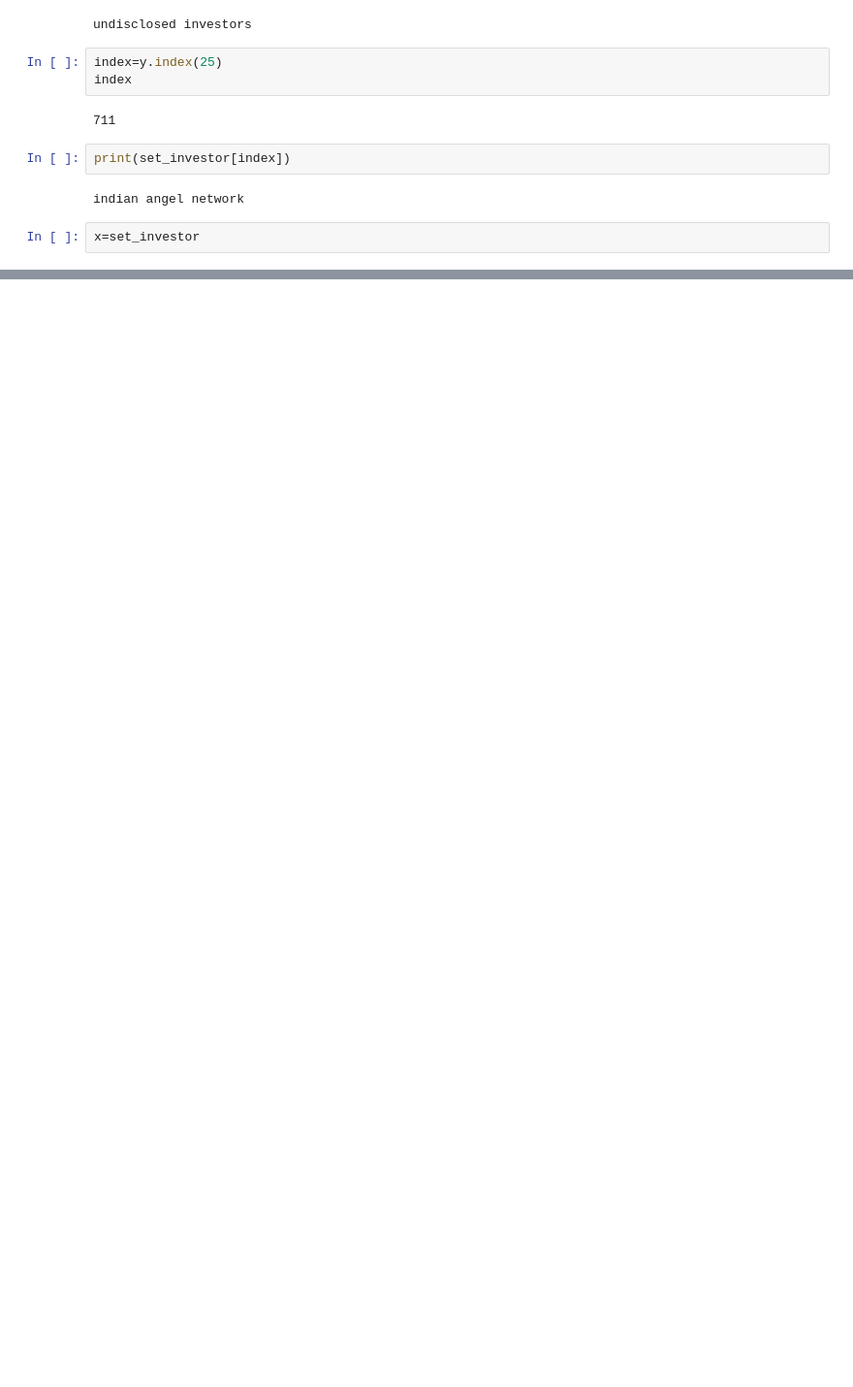
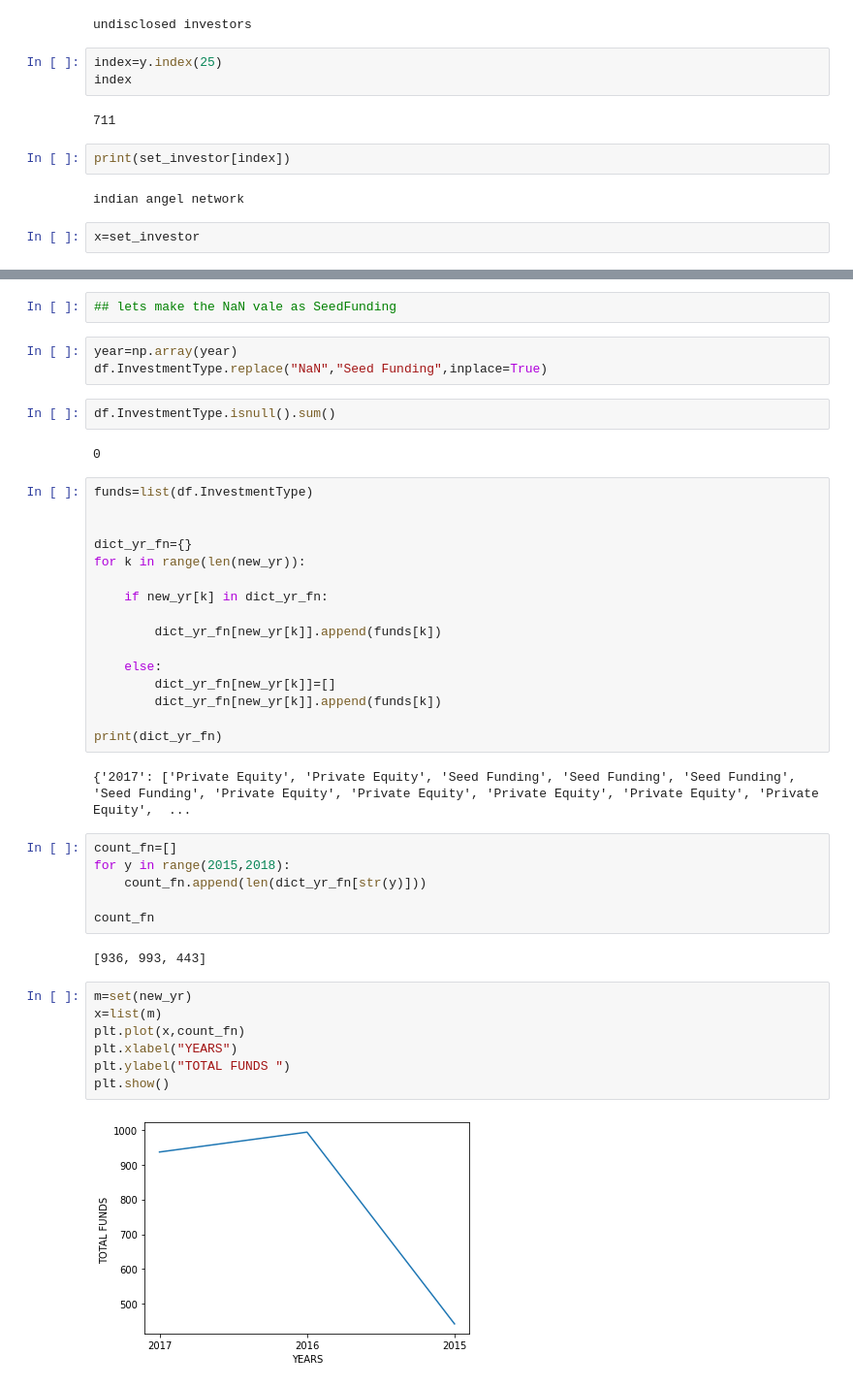
Before and after one commit to RUDRANSH-hub/startup-2011-17-csv-file-eleborating, a Jupyter notebook: investor_most_invested.ipynb, the cells around one changed output, grey strips where cells are left out. Shown: that part at 97% size. Cells and saved outputs as stored; diff of their text form; blank space fills up the shorter version.

```diff
--- a/investor_most_invested.ipynb
+++ b/investor_most_invested.ipynb
@@ -120,0 +183,44 @@ plt.show()
+# %%
+## lets make the NaN vale as SeedFunding
+# %%
+year=np.array(year)
+df.InvestmentType.replace("NaN","Seed Funding",inplace=True)
+# %%
+df.InvestmentType.isnull().sum()
+# %% [output]
+0
+# %%
+funds=list(df.InvestmentType)
+
+
+dict_yr_fn={}
+for k in range(len(new_yr)):
+
+    if new_yr[k] in dict_yr_fn:
+
+        dict_yr_fn[new_yr[k]].append(funds[k])
+
+    else:
+        dict_yr_fn[new_yr[k]]=[]
+        dict_yr_fn[new_yr[k]].append(funds[k])
+
+print(dict_yr_fn)
+# %% [output]
+{'2017': ['Private Equity', 'Private Equity', 'Seed Funding', 'Seed Funding', 'Seed Funding', 'Seed Funding', 'Private Equity', 'Private Equity', 'Private Equity', 'Private Equity', 'Private Equity',  ...
+# %%
+count_fn=[]
+for y in range(2015,2018):
+    count_fn.append(len(dict_yr_fn[str(y)]))
+
+count_fn
+# %% [output]
+[936, 993, 443]
+# %%
+m=set(new_yr)
+x=list(m)
+plt.plot(x,count_fn)
+plt.xlabel("YEARS")
+plt.ylabel("TOTAL FUNDS ")
+plt.show()
+# %% [output]
+[figure, added]
```
Also changed, not shown: parts of 9 cells of this notebook.
